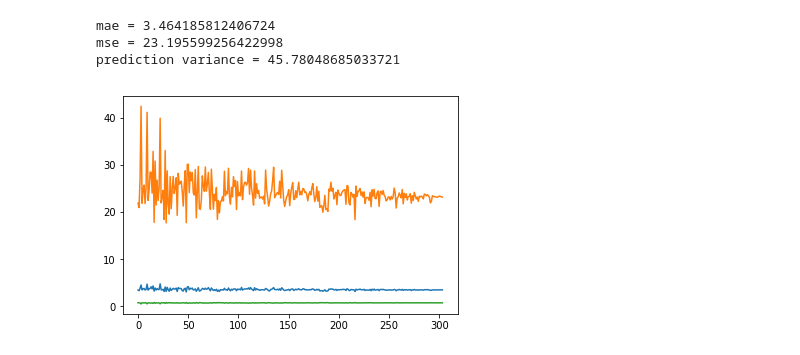
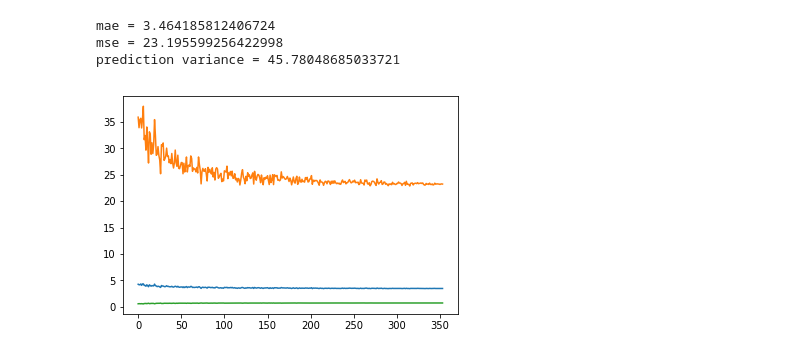
Before and after one commit to Intelligent-Systems-Phystech/StartCode, a Jupyter notebook: Shiyanov2018ProblemHousingPrices/HousingPrices.ipynb, the cells around one changed output. Cells and saved outputs as stored; diff of their text form; code cells hidden in the pictures.

Commit message:
Add OOP approach, only thing left is to pollish the plot

```diff
--- a/Shiyanov2018ProblemHousingPrices/HousingPrices.ipynb
+++ b/Shiyanov2018ProblemHousingPrices/HousingPrices.ipynb
@@ -5,7 +6,7 @@ from skimage import transform
 # %%
 from keras.datasets import boston_housing
 
-(X_train, y_train), (X_test, y_test) = boston_housing.load_data()
+(x_train, y_train), (x_test, y_test) = boston_housing.load_data()
 # %% [output]
 Using TensorFlow backend.
 # %% [markdown]
@@ -55,7 +53,12 @@ def get_list_and_appending_callback():
 # %%
-def get_random_subset(x, y, size):
-    assert len(x) == len(y)
-    assert size <= len(x)
+def get_random_train_subsets(x_train, y_train, size):
+    assert len(x_train) == len(y_train)
     # https://stackoverflow.com/questions/19485641/python-random-sample-of-two-arrays-but-matching-indices
-    index = np.random.choice(np.arange(len(x)), size, replace=False)
-    return (x[index], y[index])
+    index = np.random.choice(np.arange(len(x_train)), size, replace=False)
+    return (x_train[index], y_train[index])
+
+def get_dict_from_list_of_tuples(lst):
+    # https://stackoverflow.com/questions/28176949/convert-list-of-tuples-to-structured-numpy-array
+    dt = np.dtype('float,float,float')
+    dt.names = ['mae', 'mse', 'r2']
+    return np.array(lst, dtype=dt)
@@ -89,9 +64,0 @@ def plot_res(res):
-# %%
-(res, callback) = get_list_and_appending_callback()
-
-for size in range(100, len(y_train)):
-    check_size(size, X_train, y_train, callback)
-
-plot_res(res)
-# %% [output]
-[figure, removed]
@@ -98,3 +104,25 @@ plot_res(res)
+# %%
+def plot_test_results(test_results):
+    plt.plot(test_results['mae'])
+    plt.plot(test_results['mse'])
+    plt.plot(test_results['r2'])
+# %%
+test_results = []
+tester = LinearRegressionTester(x_train, y_train, x_test, y_test)
+
+for size in range(50, len(x_train)):
+    test_result = tester.test(size)
+
+    mean_mae = np.mean(test_result['mae'])
+    mean_mse = np.mean(test_result['mse'])
+    mean_r2 = np.mean(test_result['r2'])
+
+    test_results.append((mean_mae, mean_mse, mean_r2))
+
+test_results = get_dict_from_list_of_tuples(test_results)
+plot_test_results(test_results)
+# %% [output]
+[figure, added]
 # %%
 # # Plot code example from ODS Open Machine Course notebook from lesson 9
 # # Source: https://github.com/Yorko/mlcourse_open/blob/master/jupyter_russian/topic09_time_series/topic9_part1_time_series_python.ipynb
```
Also changed, not shown: parts of 8 cells of this notebook.
